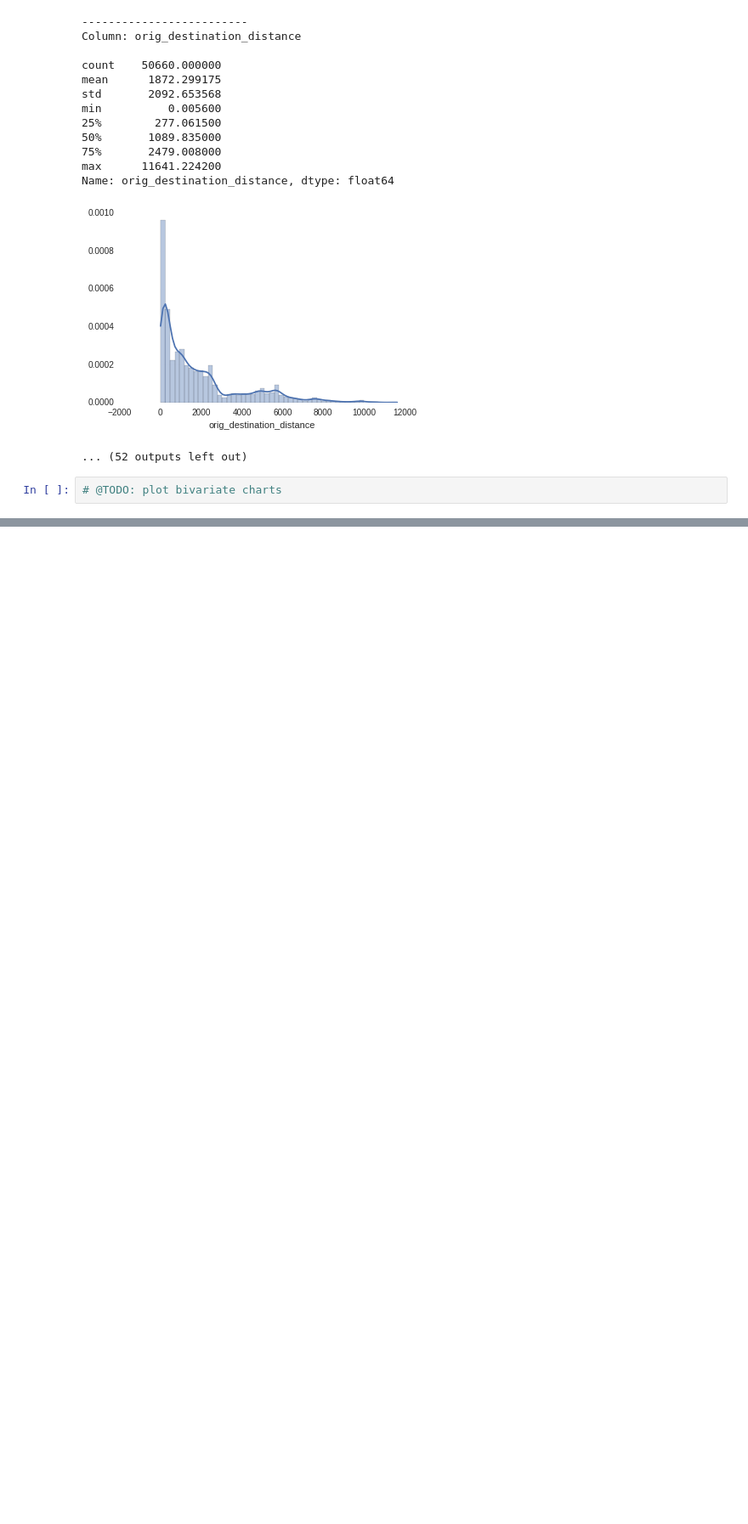
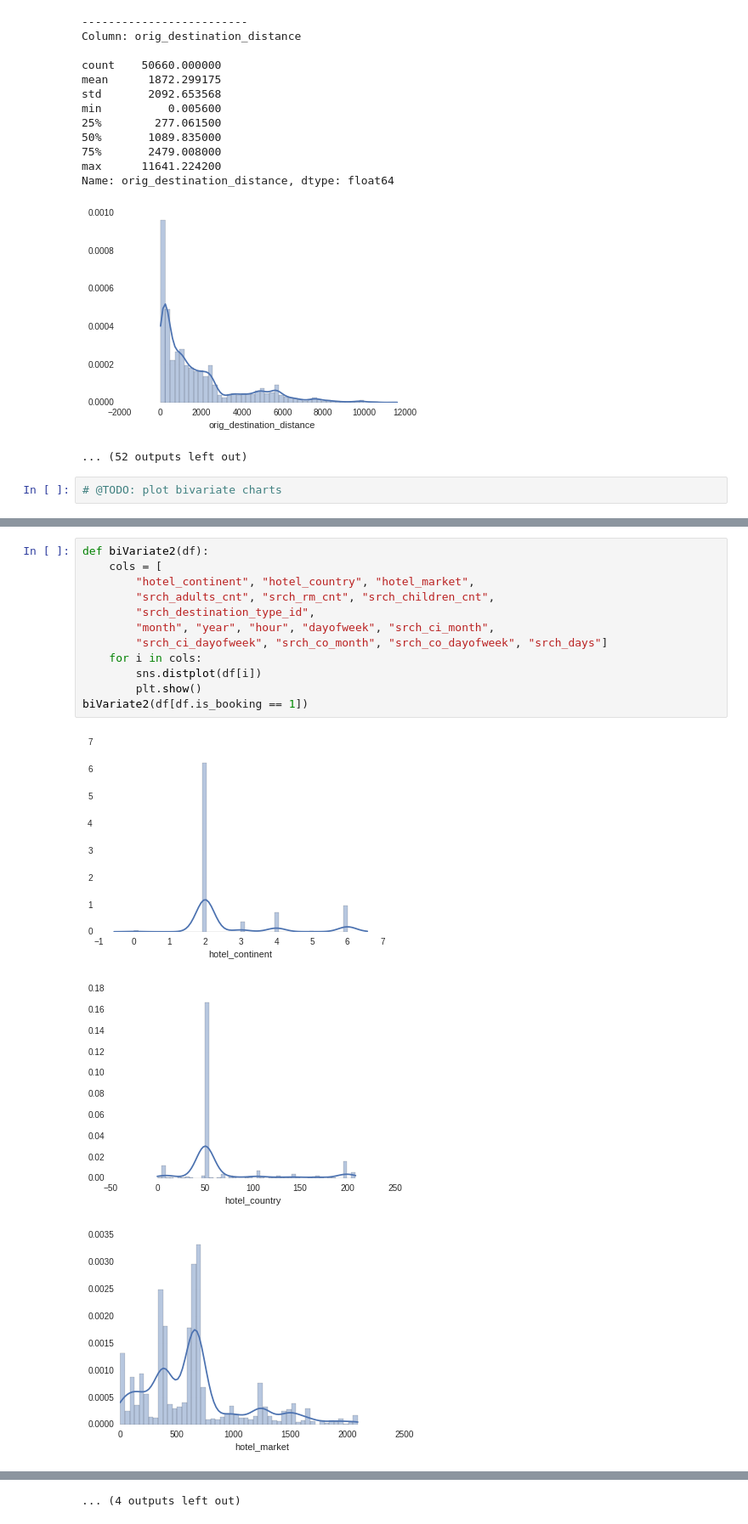
Before and after one commit to muatik/prp, a Jupyter notebook: expedia.ipynb, the cells around one changed output, grey strips where cells are left out. Shown at 85% size. Saved outputs shown, nothing was run; the diff lists cells and outputs as text; blank space fills up the shorter version.

```diff
--- a/expedia.ipynb
+++ b/expedia.ipynb
@@ -304,0 +357,16 @@ Name: orig_destination_distance, dtype: float64
+# %%
+def biVariate2(df):
+    cols = [
+        "hotel_continent", "hotel_country", "hotel_market",
+        "srch_adults_cnt", "srch_rm_cnt", "srch_children_cnt",
+        "srch_destination_type_id",
+        "month", "year", "hour", "dayofweek", "srch_ci_month",
+        "srch_ci_dayofweek", "srch_co_month", "srch_co_dayofweek", "srch_days"]
+    for i in cols:
+        sns.distplot(df[i])
+        plt.show()
+biVariate2(df[df.is_booking == 1])
+# %% [output]
+[figure, added]
+[figure, added]
+[figure, added]
@@ -304,0 +382 @@ Name: orig_destination_distance, dtype: float64
+... (4 outputs left out)
```
Also changed, not shown: parts of 6 cells of this notebook.
